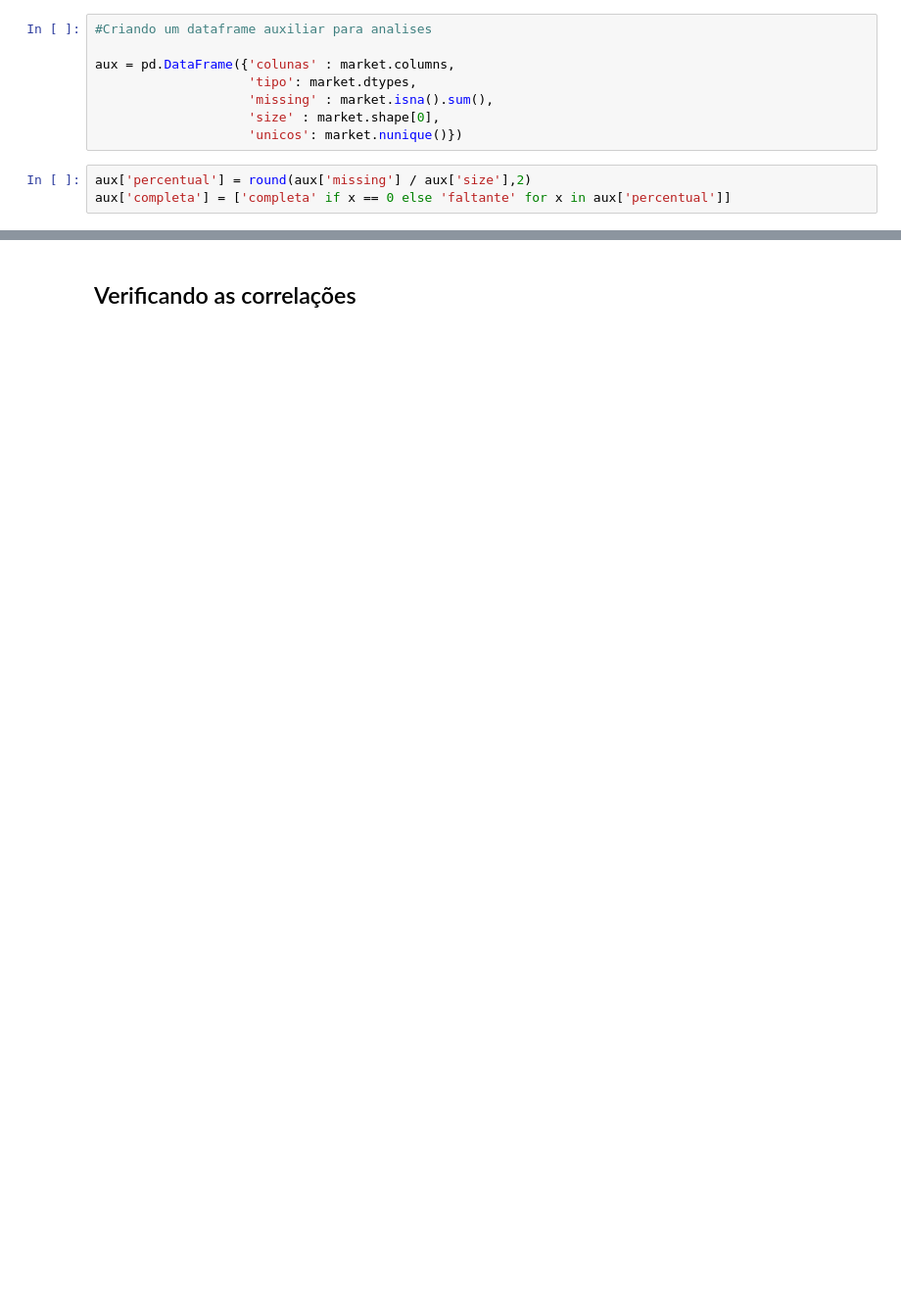
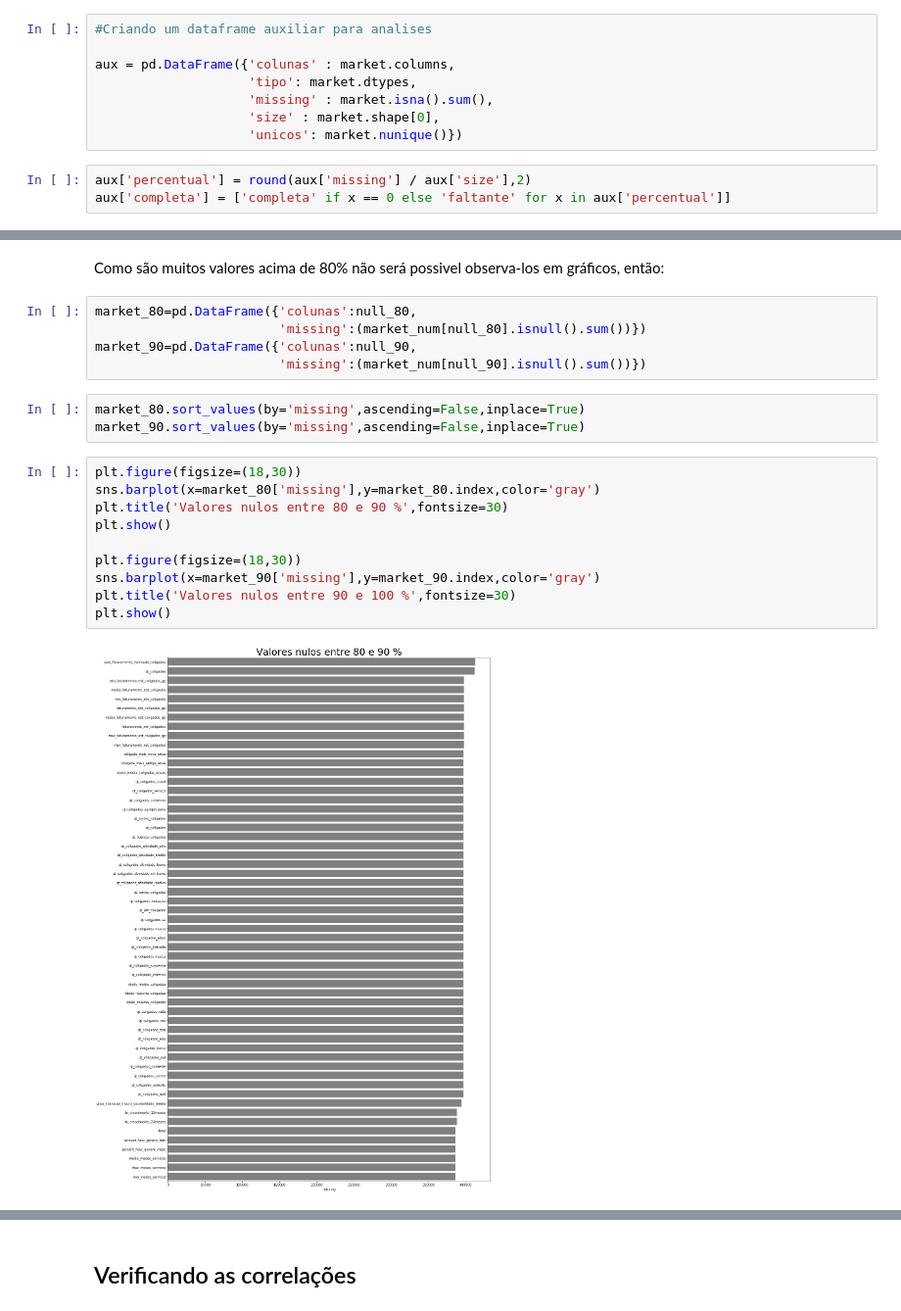
Before and after one commit to guireis1/Recommendation-System, a Jupyter notebook: main.ipynb, the cells around one changed output, grey strips where cells are left out. Shown at 98% size. Saved outputs shown, nothing was run; the diff lists cells and outputs as text; blank space fills up the shorter version.

```diff
--- a/main.ipynb
+++ b/main.ipynb
@@ -148,0 +137,22 @@ plt.show()
+# %% [markdown]
+Como são muitos valores acima de 80% não será possivel observa-los em gráficos, então:
+# %%
+market_80=pd.DataFrame({'colunas':null_80,
+                        'missing':(market_num[null_80].isnull().sum())})
+market_90=pd.DataFrame({'colunas':null_90,
+                        'missing':(market_num[null_90].isnull().sum())})
+# %%
+market_80.sort_values(by='missing',ascending=False,inplace=True)
+market_90.sort_values(by='missing',ascending=False,inplace=True)
+# %%
+plt.figure(figsize=(18,30))
+sns.barplot(x=market_80['missing'],y=market_80.index,color='gray')
+plt.title('Valores nulos entre 80 e 90 %',fontsize=30)
+plt.show()
+
+plt.figure(figsize=(18,30))
+sns.barplot(x=market_90['missing'],y=market_90.index,color='gray')
+plt.title('Valores nulos entre 90 e 100 %',fontsize=30)
+plt.show()
+# %% [output]
+[figure, added]
```
Also changed, not shown: parts of 99 cells of this notebook, 10 other files.
